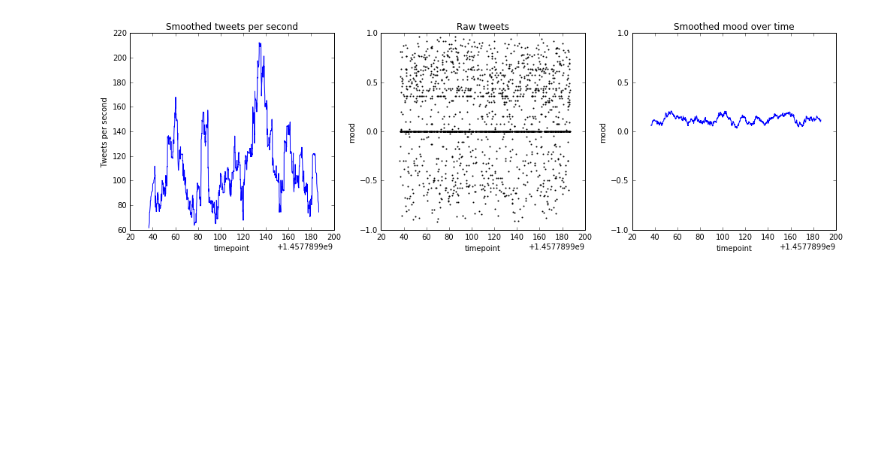
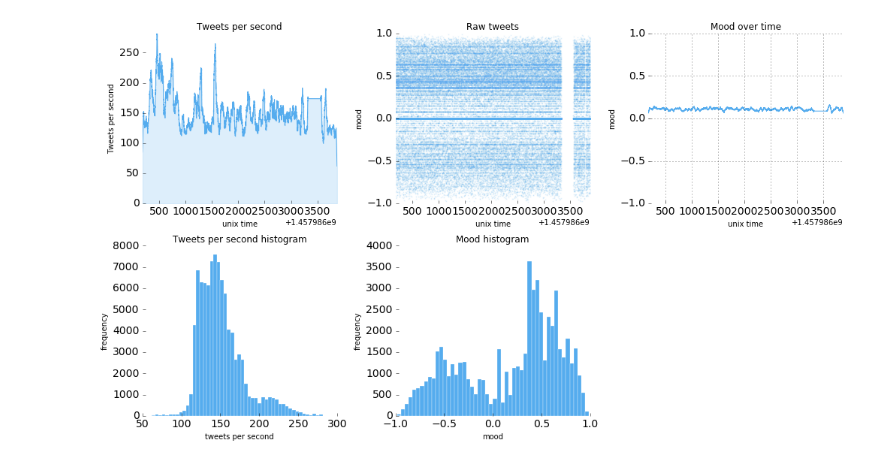
Before and after one commit to HoodPanther/SentimentalWorld, a Jupyter notebook: visualize.ipynb, the cells around one changed output. Drawn from its saved outputs; the diff is of its cells as text; code cells hidden in the pictures; blank space fills up the shorter version.

Commit message:
prettier plots

```diff
--- a/visualize.ipynb
+++ b/visualize.ipynb
@@ -23,0 +6,6 @@ data[:,0].shape
+# %%
+fn = 'data_USA_wifi.csv'
+data = np.genfromtxt(fn)
+file_size = os.path.getsize(fn)
+print data.shape
+print file_size
@@ -24,31 +19,91 @@ data[:,0].shape
 # %%
-N = 100
+N = 1000
 data_smooth = np.convolve(data[:,1], np.ones((N,))/N, mode='same')
-N = 100
+N = 1000
 tweets_per_second_smooth = np.convolve(1/np.diff(data[:,0]), np.ones((N,))/N, mode='same')
 
-plt.figure(figsize=(14,4.5))
+plt.figure(figsize=(14,8))
 
-plt.subplot(131)
-plt.title('Smoothed tweets per second')
-plt.plot(data[:-1,0], tweets_per_second_smooth)
-plt.ylabel('Tweets per second')
-plt.xlabel('timepoint')
+ax = plt.subplot(231)
+ax.set_title('Tweets per second')
+ax.plot(data[:-1,0], tweets_per_second_smooth, color='#55acee')
+ax.fill_between(data[:-1,0], tweets_per_second_smooth, [0]*len(tweets_per_second_smooth), alpha=0.2, color='#55acee')
+ax.set_ylabel('Tweets per second')
+ax.set_xlabel('unix time')
+ax.spines["top"].set_visible(False)
+ax.spines["bottom"].set_visible(False)
+ax.spines["right"].set_visible(False)
+ax.spines["left"].set_visible(False)
+ax.get_xaxis().tick_bottom()
+ax.get_yaxis().tick_left()
+plt.xticks(fontsize=14)
+plt.yticks(fontsize=14)
+plt.ylim([0, np.max(tweets_per_second_smooth)])
+plt.xlim([data[0,0],data[-1,0]])
 
-plt.subplot(132)
+ax = plt.subplot(232)
 plt.title('Raw tweets')
-plt.scatter(data[:,0], data[:,1], s=1)
+plt.scatter(data[:,0], data[:,1], s=1, color='#55acee', alpha=0.1)
 plt.ylabel('mood')
-plt.xlabel('timepoint')
+plt.xlabel('unix time')
 plt.ylim([-1, 1])
+ax.spines["top"].set_visible(False)
+ax.spines["bottom"].set_visible(False)
+ax.spines["right"].set_visible(False)
+ax.spines["left"].set_visible(False)
+ax.get_xaxis().tick_bottom()
+ax.get_yaxis().tick_left()
+plt.xticks(fontsize=14)
+plt.yticks(fontsize=14)
+plt.xlim([data[0,0],data[-1,0]])
 
-plt.subplot(133)
-plt.title('Smoothed mood over time')
-plt.plot(data[:,0], data_smooth)
+ax = plt.subplot(233)
+plt.title('Mood over time')
+plt.plot(data[:,0], data_smooth, color='#55acee')
 plt.ylabel('mood')
-plt.xlabel('timepoint')
+plt.xlabel('unix time')
 plt.ylim([-1, 1])
+plt.grid('on')
+ax.spines["top"].set_visible(False)
+ax.spines["bottom"].set_visible(False)
+ax.spines["right"].set_visible(False)
+ax.spines["left"].set_visible(False)
+ax.get_xaxis().tick_bottom()
+ax.get_yaxis().tick_left()
+plt.xticks(fontsize=14)
+plt.yticks(fontsize=14)
+plt.xlim([data[0,0],data[-1,0]])
+
+ax = plt.subplot(234)
+plt.title('Tweets per second histogram')
+plt.hist(tweets_per_second_smooth, 50, edgecolor='w', linewidth=0.3, color='#55acee')
+plt.ylabel('frequency')
+plt.xlabel('tweets per second')
+ax.spines["top"].set_visible(False)
+ax.spines["bottom"].set_visible(False)
+ax.spines["right"].set_visible(False)
+ax.spines["left"].set_visible(False)
+ax.get_xaxis().tick_bottom()
+ax.get_yaxis().tick_left()
+plt.xticks(fontsize=14)
+plt.yticks(fontsize=14)
+
+ax = plt.subplot(235)
+plt.title('Mood histogram')
+mood_nonzero = [mood for mood in data[:,1] if not mood == 0]
+plt.hist(mood_nonzero, 50, edgecolor='w', linewidth=0.3, color='#55acee')
+plt.ylabel('frequency')
+plt.xlabel('mood')
+ax.spines["top"].set_visible(False)
+ax.spines["bottom"].set_visible(False)
+ax.spines["right"].set_visible(False)
+ax.spines["left"].set_visible(False)
+ax.get_xaxis().tick_bottom()
+ax.get_yaxis().tick_left()
+plt.xticks(fontsize=14)
+plt.yticks(fontsize=14)
 
 plt.tight_layout()
+plt.show()
 # %% [output]
-[figure, old version]
+[figure, new version]
```
Also changed, not shown: parts of 8 cells of this notebook.
